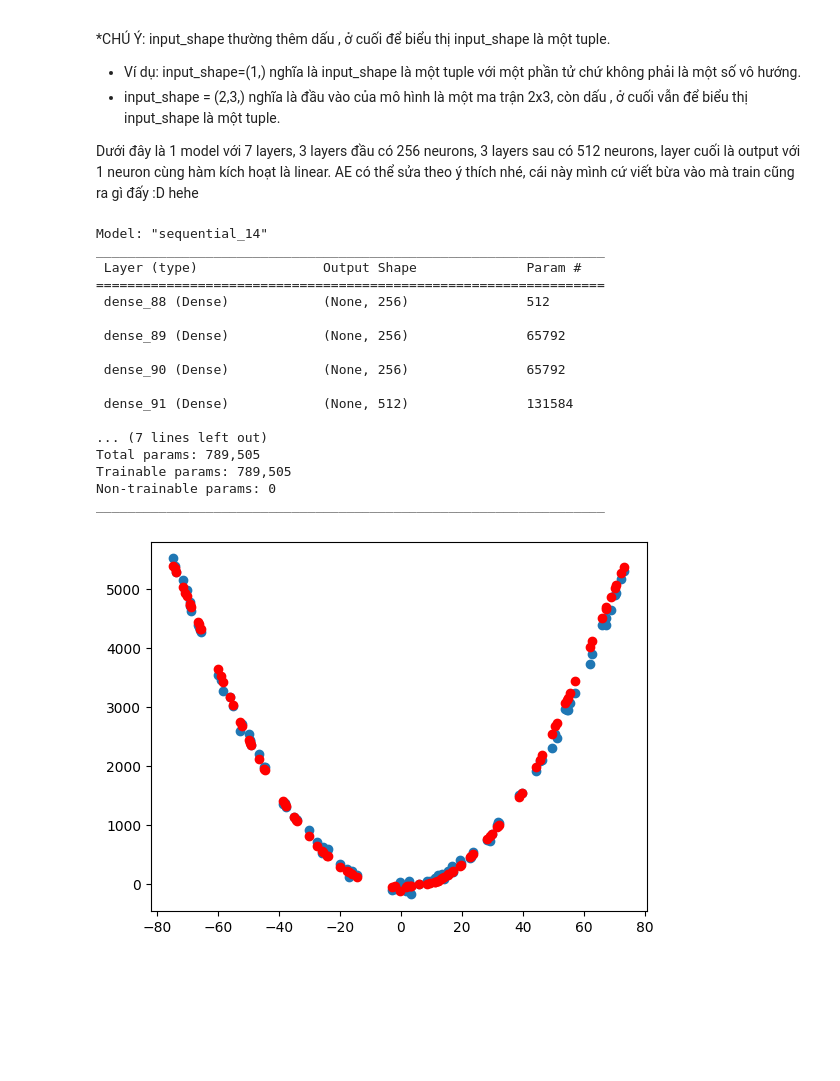
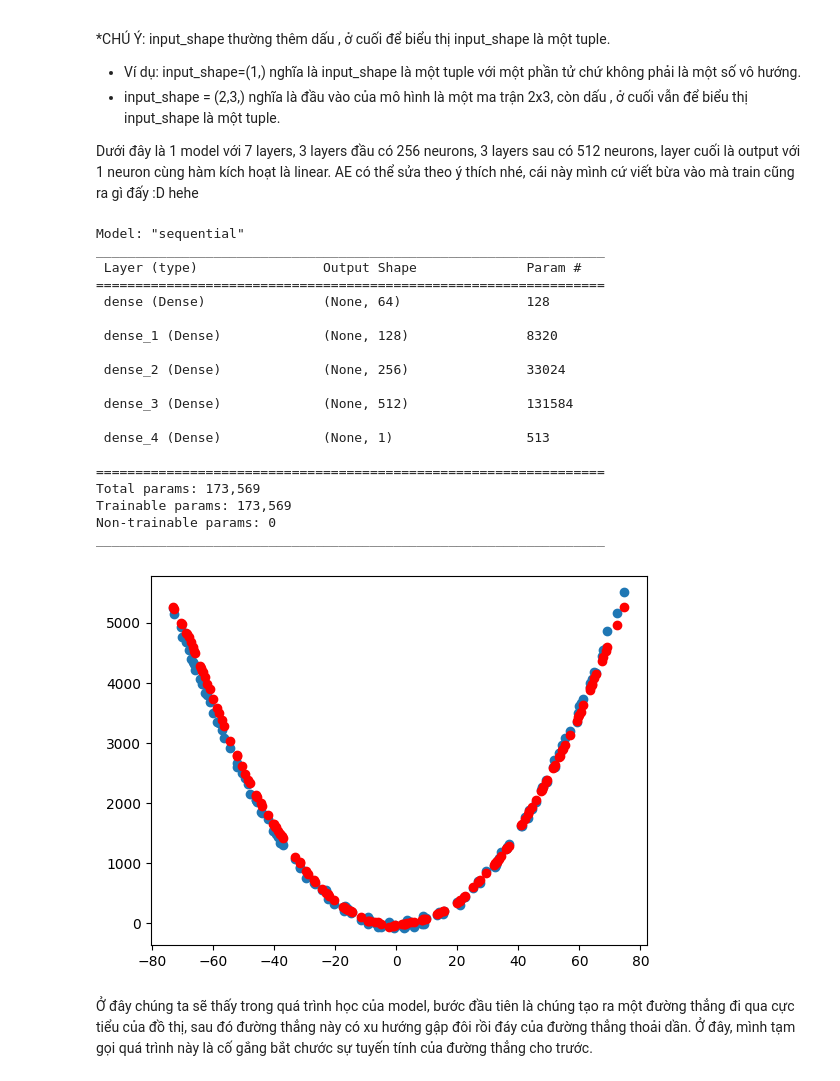
Before and after one commit to VuThanhLam124/Machine-Learning-Simple, a Jupyter notebook: deeplearning.ipynb, the cells around one changed output. Saved outputs shown, nothing was run; the diff lists cells and outputs as text; code cells hidden in the pictures; blank space fills up the shorter version.

```diff
--- a/deeplearning.ipynb
+++ b/deeplearning.ipynb
@@ -108,13 +108,13 @@ Tuy nhiên, ta thấy rằng nhược điểm của gradient descent nguyên b
 Vì vậy mà chúng ta sẽ sử dụng thêm một kĩ thuật, đó là cho thêm momentum cho thằng grad des này:D
 # %%
 # phiên bản momentum
-a = 2.8
+a = 2.5
 learning_rate = 0.001
 # momentum là hệ số quán tính, giúp tăng tốc độ hội tụ, momentum càng lớn thì càng nhanh hội tụ
 momentum = 0.95
 # khởi tạo vận tốc ban đầu, chú ý vận tốc phải có chiều
 v = 0
-for i in range(100):
+for i in range(200):
     v = momentum*v - learning_rate*daoham(a)
     a = a + v
     plt.plot(a, f(a), 'ro')
@@ -205,9 +205,9 @@ plt.show()
 # %% [markdown]
 Chia bộ dữ liệu ra, các phương pháp khác như k-fold mình sẽ nói ở một bài nào đó khác nhé :D
 # %%
-X_train = random.sample(list(X), 500)
+X_train = random.sample(list(X), 700)
 Y_train = [f(x) + np.random.normal(-50, 50) for x in X_train]
-X_test = random.sample(list(X), 100)
+X_test = random.sample(list(X), 150)
 Y_test = [f(x) + np.random.normal(-50, 50) for x in X_test]
 plt.figure(figsize=(10, 5))
 plt.subplot(1, 2, 1)
@@ -237,43 +237,45 @@ Giải thích:
 Dưới đây là 1 model với 7 layers, 3 layers đầu có 256 neurons, 3 layers sau có 512 neurons, layer cuối là output với 1 neuron cùng hàm kích hoạt là linear. AE có thể sửa theo ý thích nhé, cái này mình cứ viết bừa vào mà train cũng ra gì đấy :D hehe
 # %%
 model = keras.Sequential()
-model.add(keras.layers.Dense(256, activation='relu', input_shape=(1,)))
-model.add(keras.layers.Dense(256, activation='relu'))
+model.add(keras.layers.Dense(64, activation='relu', input_shape=(1,)))
+model.add(keras.layers.Dense(128, activation='relu'))
 model.add(keras.layers.Dense(256, activation='relu'))
 model.add(keras.layers.Dense(512, activation='relu'))
-model.add(keras.layers.Dense(512, activation='relu'))
-model.add(keras.layers.Dense(512, activation='relu'))
 model.add(keras.layers.Dense(1, activation='linear'))
-model.compile(optimizer=keras.optimizers.Adam(learning_rate=0.0001), loss='mse')
+model.compile(optimizer=keras.optimizers.Adam(learning_rate=0.001), loss='mse')
 model.summary()
 # %% [output]
-Model: "sequential_14"
+Model: "sequential"
 _________________________________________________________________
  Layer (type)                Output Shape              Param #
 =================================================================
- dense_88 (Dense)            (None, 256)               512
+ dense (Dense)               (None, 64)                128
 
- dense_89 (Dense)            (None, 256)               65792
+ dense_1 (Dense)             (None, 128)               8320
 
- dense_90 (Dense)            (None, 256)               65792
+ dense_2 (Dense)             (None, 256)               33024
 
- dense_91 (Dense)            (None, 512)               131584
+ dense_3 (Dense)             (None, 512)               131584
 
-... (7 lines left out)
-Total params: 789,505
-Trainable params: 789,505
+ dense_4 (Dense)             (None, 1)                 513
+
+=================================================================
+Total params: 173,569
+Trainable params: 173,569
 Non-trainable params: 0
 _________________________________________________________________
 # %%
 # Train the model (anh em chú ý, đây là quá trình train, nên sẽ mất thời gian, với ae chỉnh epoch tầm 200-300 là ổn)
-epochs = 200
-batch_size = 64
+epochs = 100
+batch_size = 32
 for i in tqdm.tqdm(range(epochs)):
     model.fit(X_train, Y_train, batch_size ,epochs=1)
     y_pred = model.predict(X_test)
     plt.scatter(X_test, Y_test)
     plt.scatter(X_test, y_pred, color='r')
     clear_output(wait=True)
     plt.show()
 # %% [output]
-[figure, old version]
+[figure, new version]
+# %% [markdown]
+Ở đây chúng ta sẽ thấy trong quá trình học của model, bước đầu tiên là chúng tạo ra một đường thẳng đi qua cực tiểu của đồ thị, sau đó đường thẳng này có xu hướng gập đôi rồi đáy của đường thẳng thoải dần. Ở đây, mình tạm gọi quá trình này là cố gắng bắt chước sự tuyến tính của đường thẳng cho trước.
```
Also changed, not shown: parts of 2 cells of this notebook, 12 other files.
